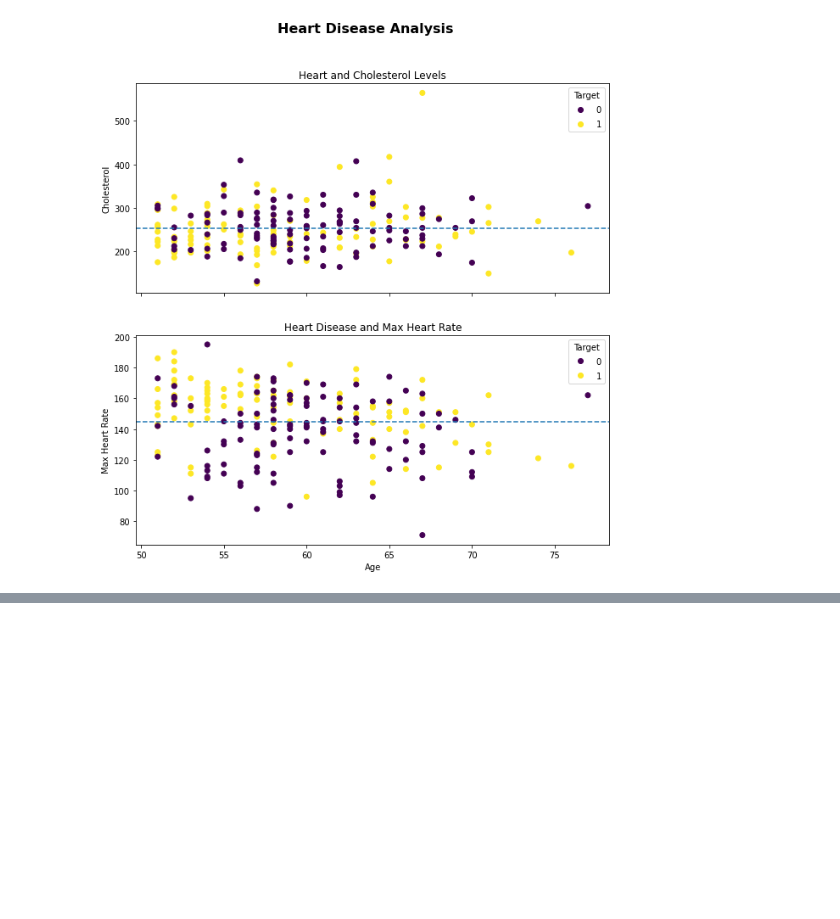
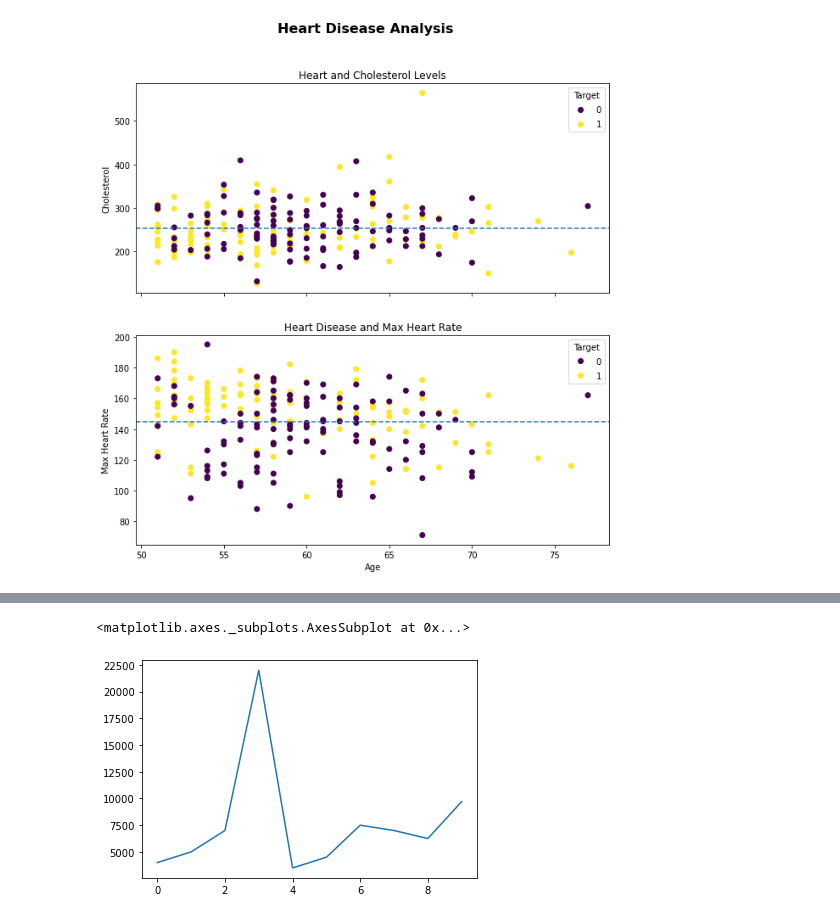
Before and after one commit to JavierMedel/ZM-Machine-Learning, a Jupyter notebook: Section-02-data-science-and-ml-tools/006-introduction-to-matplotlib.ipynb, the cells around one changed output, grey strips where cells are left out. Cells and saved outputs as stored; diff of their text form; code cells hidden in the pictures; blank space fills up the shorter version.

```diff
--- a/Section-02-data-science-and-ml-tools/006-introduction-to-matplotlib.ipynb
+++ b/Section-02-data-science-and-ml-tools/006-introduction-to-matplotlib.ipynb
@@ -531,0 +564,5 @@ plt.show()
+# %%
+car_sales['Price'].plot()
+# %% [output]
+<matplotlib.axes._subplots.AxesSubplot at 0x...>
+[figure, added]
```
Also changed, not shown: parts of 14 cells of this notebook.
